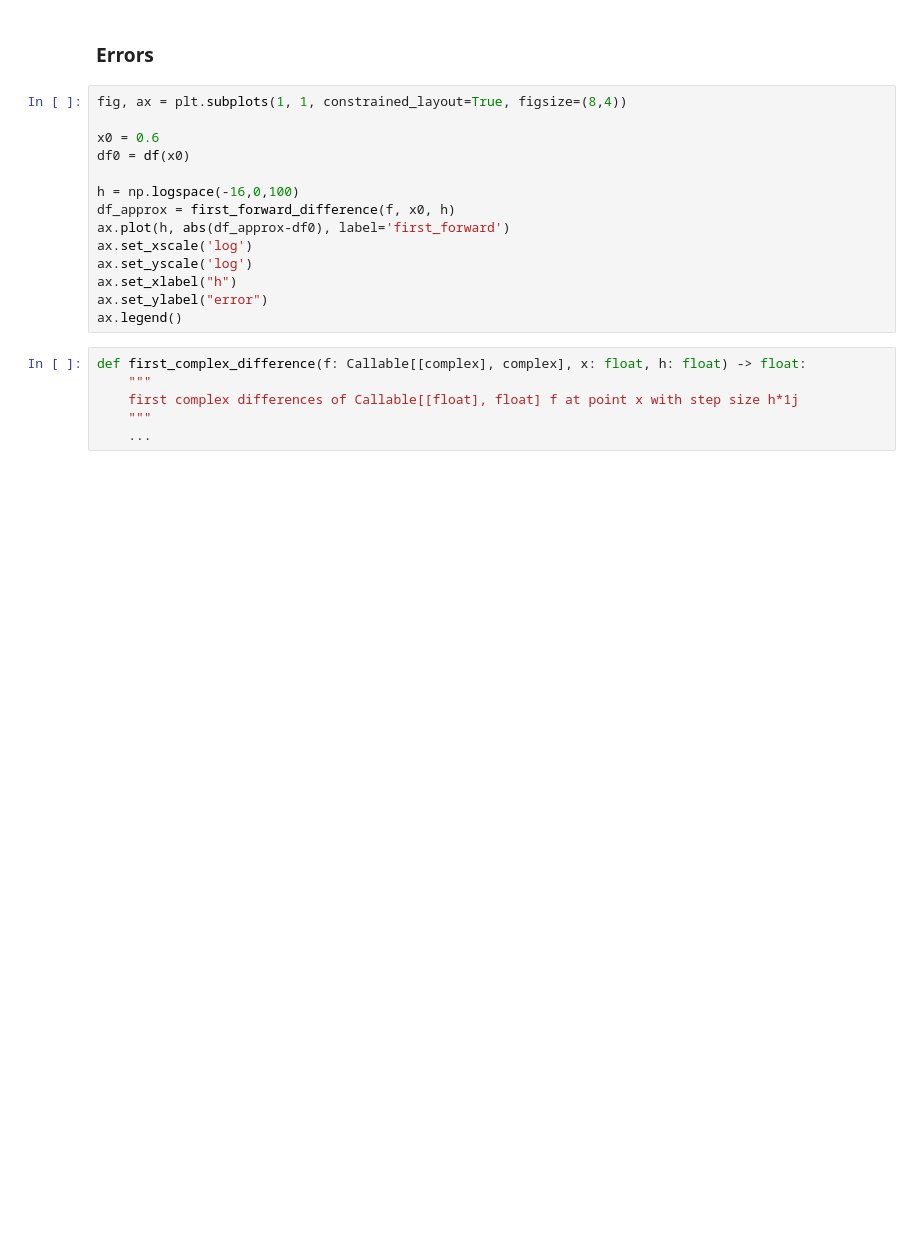
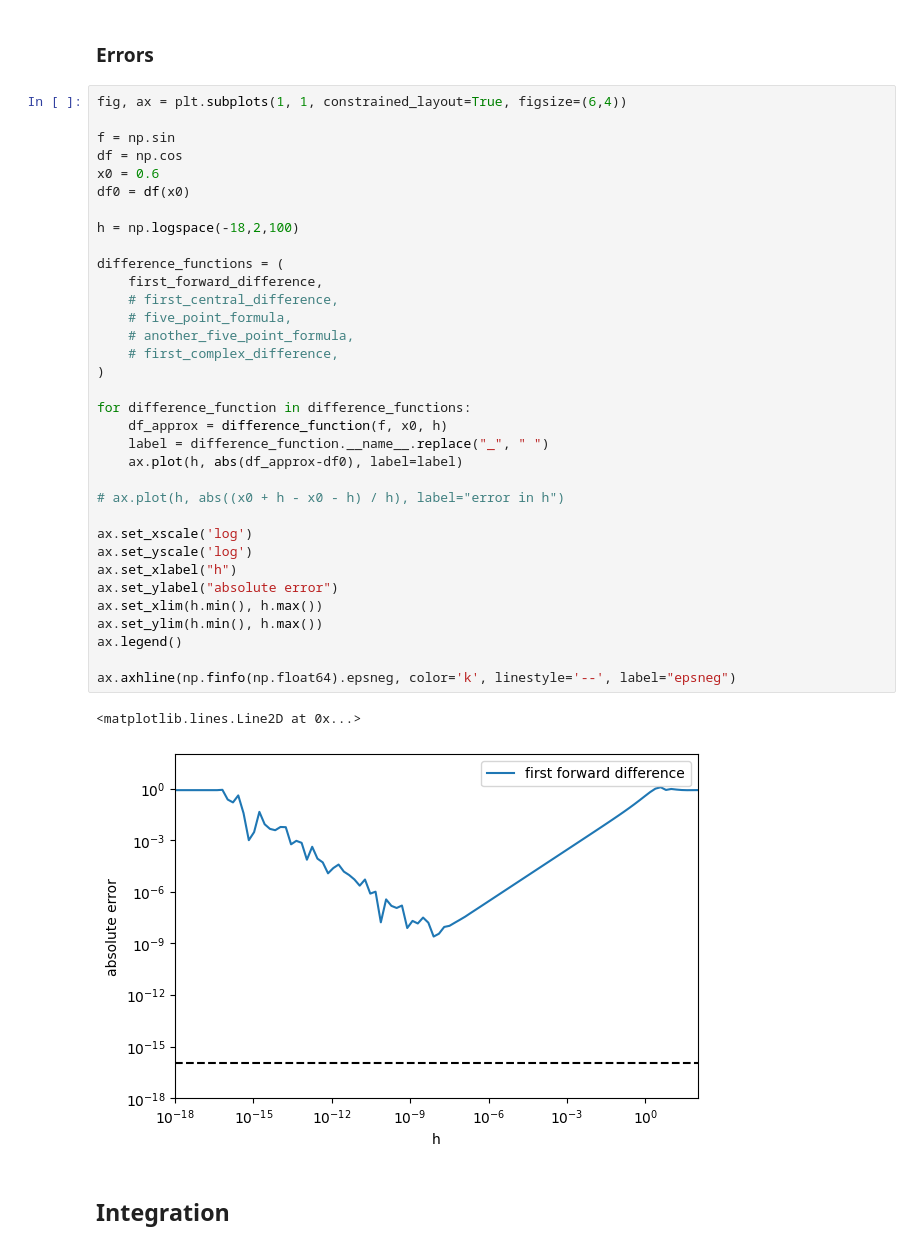
Before and after one commit to Tom20200112/comp_physics, a Jupyter notebook: Numerical Calculus/numerical_calculus.ipynb, the cells around one changed output. Saved outputs shown, nothing was run; the diff lists cells and outputs as text; blank space fills up the shorter version.

```diff
--- a/Numerical Calculus/numerical_calculus.ipynb
+++ b/Numerical Calculus/numerical_calculus.ipynb
@@ -94,22 +122,41 @@ ax.legend()
 # %% [markdown]
 ### Errors
 # %%
-fig, ax = plt.subplots(1, 1, constrained_layout=True, figsize=(8,4))
+fig, ax = plt.subplots(1, 1, constrained_layout=True, figsize=(6,4))
 
+f = np.sin
+df = np.cos
 x0 = 0.6
 df0 = df(x0)
 
-h = np.logspace(-16,0,100)
-df_approx = first_forward_difference(f, x0, h)
-ax.plot(h, abs(df_approx-df0), label='first_forward')
+h = np.logspace(-18,2,100)
+
+difference_functions = (
+    first_forward_difference,
+    # first_central_difference,
+    # five_point_formula,
+    # another_five_point_formula,
+    # first_complex_difference,
+)
+
+for difference_function in difference_functions:
+    df_approx = difference_function(f, x0, h)
+    label = difference_function.__name__.replace("_", " ")
+    ax.plot(h, abs(df_approx-df0), label=label)
+
+# ax.plot(h, abs((x0 + h - x0 - h) / h), label="error in h")
+
 ax.set_xscale('log')
 ax.set_yscale('log')
 ax.set_xlabel("h")
-ax.set_ylabel("error")
+ax.set_ylabel("absolute error")
+ax.set_xlim(h.min(), h.max())
+ax.set_ylim(h.min(), h.max())
 ax.legend()
+
+ax.axhline(np.finfo(np.float64).epsneg, color='k', linestyle='--', label="epsneg")
+# %% [output]
+<matplotlib.lines.Line2D at 0x...>
+[figure, added]
-# %%
-def first_complex_difference(f: Callable[[complex], complex], x: float, h: float) -> float:
-    """
-    first complex differences of Callable[[float], float] f at point x with step size h*1j
-    """
-    ...
+# %% [markdown]
+## Integration
```
Also changed, not shown: parts of 9 cells of this notebook, 13 other files.
